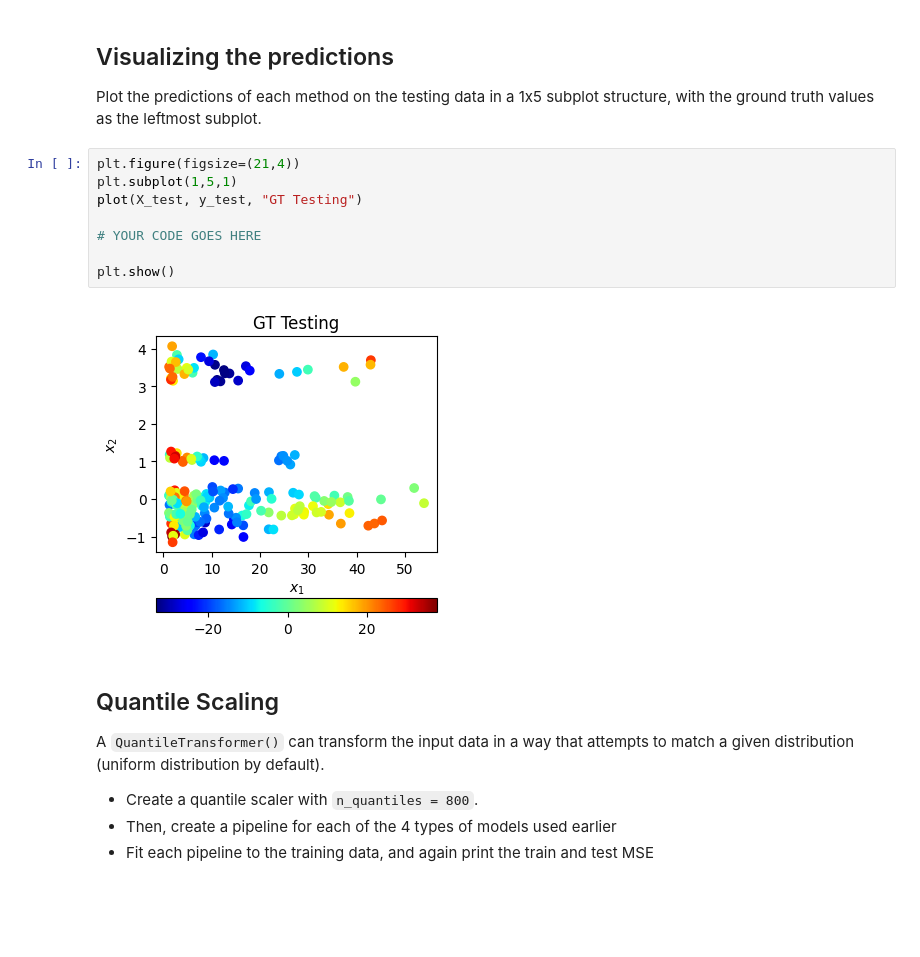
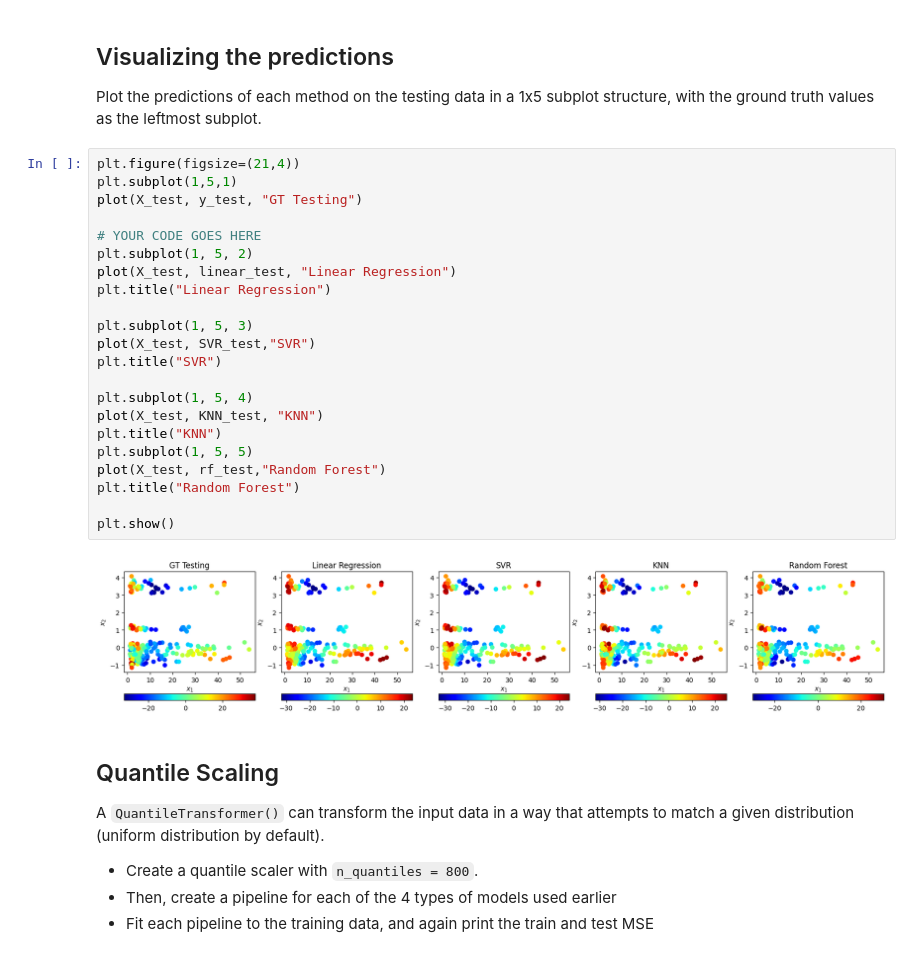
Before and after one commit to zsqu4re/ML-for-engineers, a Jupyter notebook: HW6/M6-HW1.ipynb, the cells around one changed output. Drawn from its saved outputs; the diff is of its cells as text; blank space fills up the shorter version.

```diff
--- a/HW6/M6-HW1.ipynb
+++ b/HW6/M6-HW1.ipynb
@@ -84,16 +130,30 @@ model_names = ["LSR", "SVR", "KNN", "RF"]
 # %% [markdown]
 ## Visualizing the predictions
 Plot the predictions of each method on the testing data in a 1x5 subplot structure, with the ground truth values as the leftmost subplot.
-# %%
-plt.figure(figsize=(21,4))
-plt.subplot(1,5,1)
-plot(X_test, y_test, "GT Testing")
-
-# YOUR CODE GOES HERE
-
-plt.show()
-# %% [output]
-[figure, removed]
+# %%
+plt.figure(figsize=(21,4))
+plt.subplot(1,5,1)
+plot(X_test, y_test, "GT Testing")
+
+# YOUR CODE GOES HERE
+plt.subplot(1, 5, 2)
+plot(X_test, linear_test, "Linear Regression")
+plt.title("Linear Regression")
+
+plt.subplot(1, 5, 3)
+plot(X_test, SVR_test,"SVR")
+plt.title("SVR")
+
+plt.subplot(1, 5, 4)
+plot(X_test, KNN_test, "KNN")
+plt.title("KNN")
+plt.subplot(1, 5, 5)
+plot(X_test, rf_test,"Random Forest")
+plt.title("Random Forest")
+
+plt.show()
+# %% [output]
+[figure, added]
 # %% [markdown]
 ## Quantile Scaling
 
```
Also changed, not shown: parts of 7 cells of this notebook, 6 other files.
